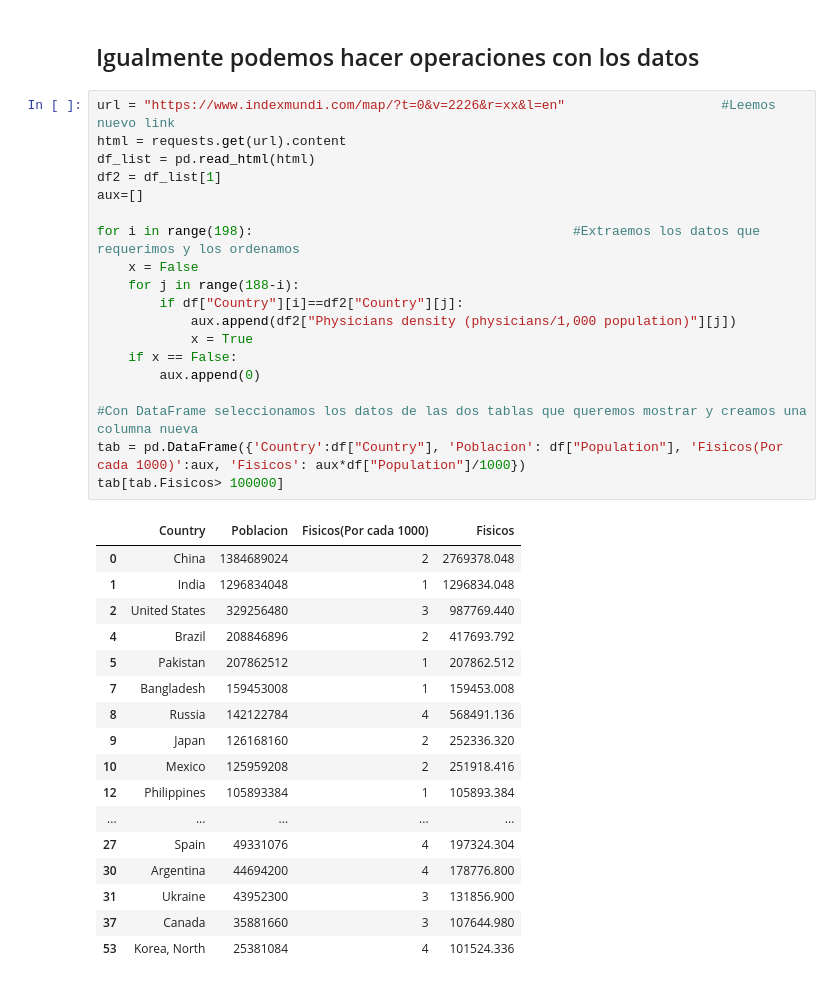
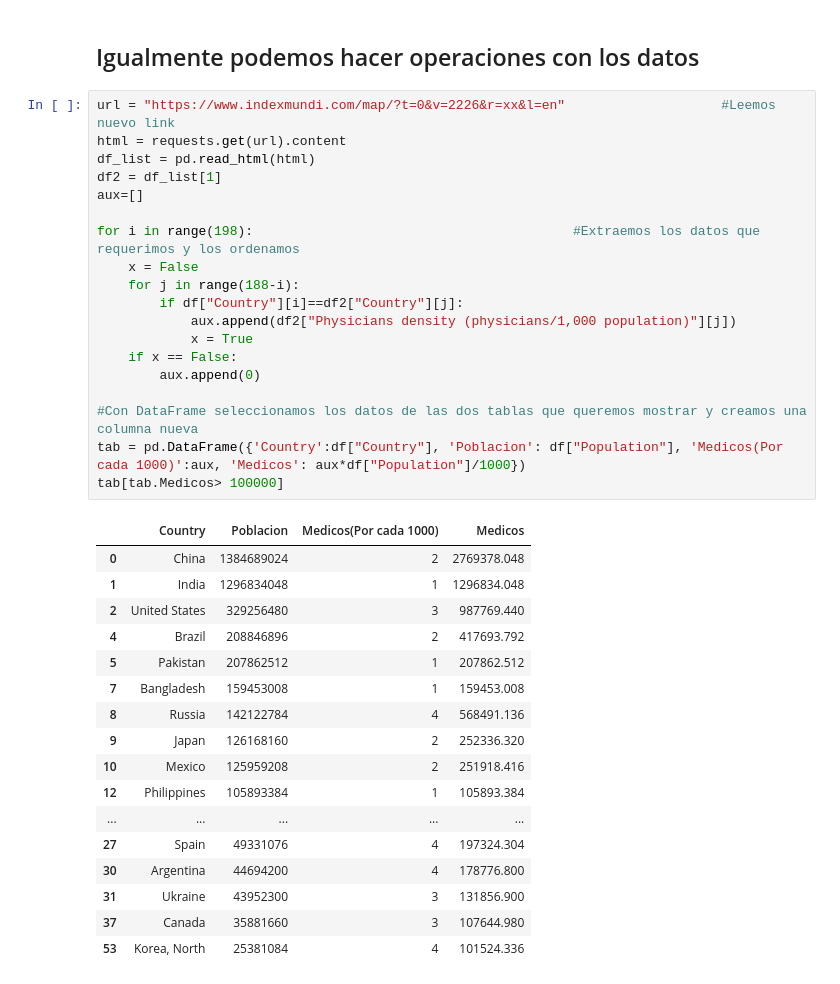
Before and after one commit to DCIDA2019/dcida2020ii-gaciaza2015, a Jupyter notebook: Sep4/Panda.ipynb, the cells around one changed output. Saved outputs shown, nothing was run; the diff lists cells and outputs as text.

```diff
--- a/Sep4/Panda.ipynb
+++ b/Sep4/Panda.ipynb
@@ -91,24 +91,24 @@ df[df.Population > 100000000]
 # %%
 url = "https://www.indexmundi.com/map/?t=0&v=2226&r=xx&l=en"                    #Leemos nuevo link
 html = requests.get(url).content
 df_list = pd.read_html(html)
 df2 = df_list[1]
 aux=[]
 
 for i in range(198):                                         #Extraemos los datos que requerimos y los ordenamos
     x = False
     for j in range(188-i):
         if df["Country"][i]==df2["Country"][j]:
             aux.append(df2["Physicians density (physicians/1,000 population)"][j])
             x = True
     if x == False:
         aux.append(0)
 
 #Con DataFrame seleccionamos los datos de las dos tablas que queremos mostrar y creamos una columna nueva
-tab = pd.DataFrame({'Country':df["Country"], 'Poblacion': df["Population"], 'Fisicos(Por cada 1000)':aux, 'Fisicos': aux*df["Population"]/1000})
-tab[tab.Fisicos> 100000]
+tab = pd.DataFrame({'Country':df["Country"], 'Poblacion': df["Population"], 'Medicos(Por cada 1000)':aux, 'Medicos': aux*df["Population"]/1000})
+tab[tab.Medicos> 100000]
 # %% [output]
-|  | Country | Poblacion | Fisicos(Por cada 1000) | Fisicos |
+|  | Country | Poblacion | Medicos(Por cada 1000) | Medicos |
 | 0 | China | 1384689024 | 2 | 2769378.048 |
 | 1 | India | 1296834048 | 1 | 1296834.048 |
 | 2 | United States | 329256480 | 3 | 987769.440 |
```
